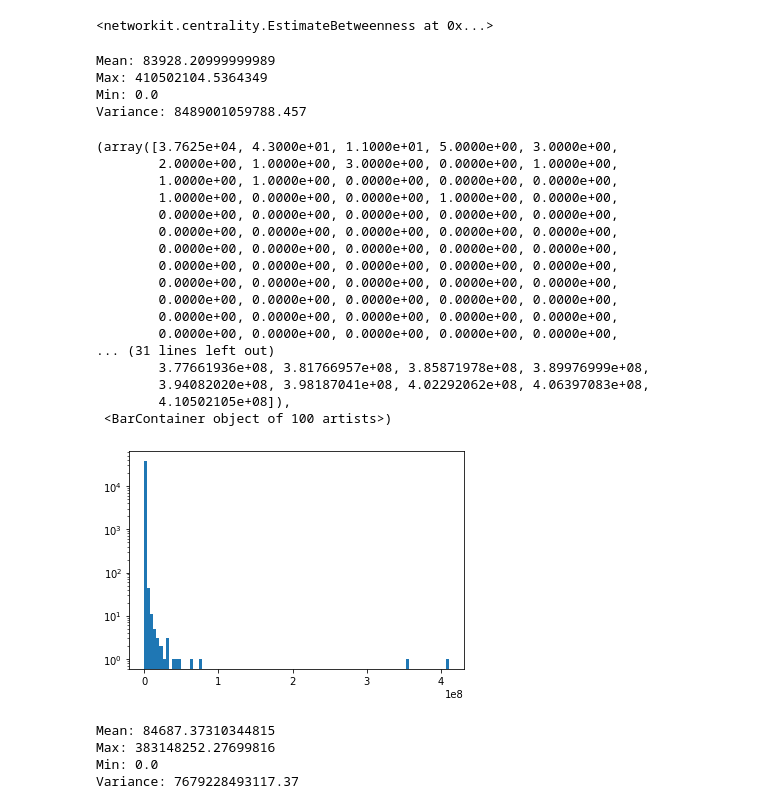
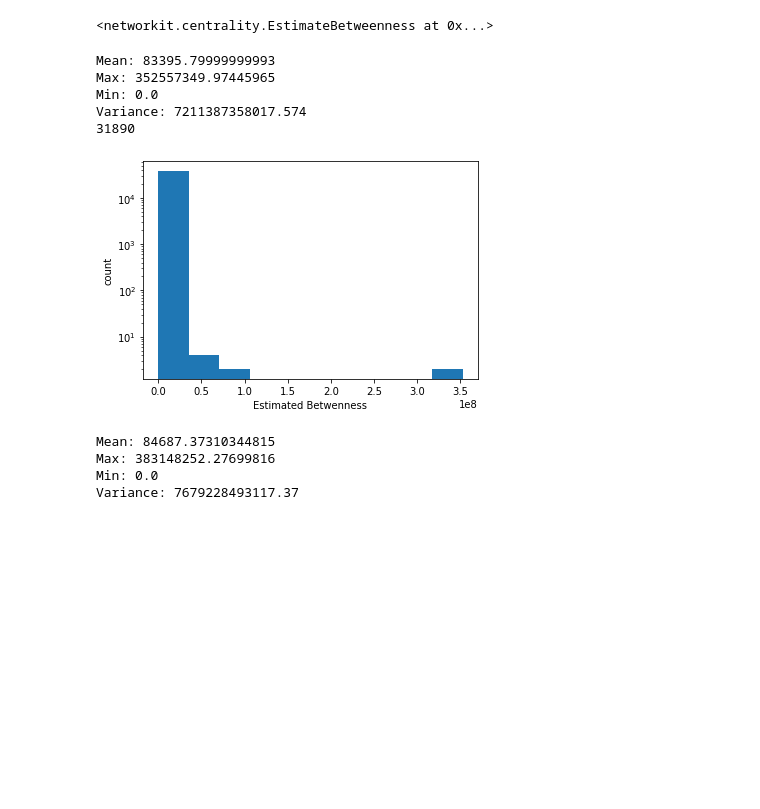
Before and after one commit to IlVirtuoso/Avrcp, a Jupyter notebook: NetAnalysis/doc/network.ipynb, the cells around one changed output. Cells and saved outputs as stored; diff of their text form; code cells hidden in the pictures; blank space fills up the shorter version.

```diff
--- a/NetAnalysis/doc/network.ipynb
+++ b/NetAnalysis/doc/network.ipynb
@@ -214,32 +223,23 @@ ebtw = nk.centrality.EstimateBetweenness(graph,100)
 ebtw.run()
 # %% [output]
 <networkit.centrality.EstimateBetweenness at 0x...>
-# %%
-PrintStat(ebtw.scores())
-plt.hist(ebtw.scores(),100,log=True)
-# %% [output]
-Mean: 83928.20999999989
-Max: 410502104.5364349
-Min: 0.0
-Variance: 8489001059788.457
-(array([3.7625e+04, 4.3000e+01, 1.1000e+01, 5.0000e+00, 3.0000e+00,
-        2.0000e+00, 1.0000e+00, 3.0000e+00, 0.0000e+00, 1.0000e+00,
-        1.0000e+00, 1.0000e+00, 0.0000e+00, 0.0000e+00, 0.0000e+00,
-        1.0000e+00, 0.0000e+00, 0.0000e+00, 1.0000e+00, 0.0000e+00,
-        0.0000e+00, 0.0000e+00, 0.0000e+00, 0.0000e+00, 0.0000e+00,
-        0.0000e+00, 0.0000e+00, 0.0000e+00, 0.0000e+00, 0.0000e+00,
-        0.0000e+00, 0.0000e+00, 0.0000e+00, 0.0000e+00, 0.0000e+00,
-        0.0000e+00, 0.0000e+00, 0.0000e+00, 0.0000e+00, 0.0000e+00,
-        0.0000e+00, 0.0000e+00, 0.0000e+00, 0.0000e+00, 0.0000e+00,
-        0.0000e+00, 0.0000e+00, 0.0000e+00, 0.0000e+00, 0.0000e+00,
-        0.0000e+00, 0.0000e+00, 0.0000e+00, 0.0000e+00, 0.0000e+00,
-        0.0000e+00, 0.0000e+00, 0.0000e+00, 0.0000e+00, 0.0000e+00,
-... (31 lines left out)
-        3.77661936e+08, 3.81766957e+08, 3.85871978e+08, 3.89976999e+08,
-        3.94082020e+08, 3.98187041e+08, 4.02292062e+08, 4.06397083e+08,
-        4.10502105e+08]),
- <BarContainer object of 100 artists>)
-[figure, removed]
+# %%
+PrintStat(ebtw.scores())
+plt.hist(ebtw.scores(),log=True)
+plt.xlabel("Estimated Betwenness")
+plt.ylabel("count")
+max = np.max(ebtw.scores())
+for i in range(nxgraph.number_of_nodes()):
+    if ebtw.score(i) == max:
+        print(i)
+    pass
+# %% [output]
+Mean: 83395.79999999993
+Max: 352557349.97445965
+Min: 0.0
+Variance: 7211387358017.574
+31890
+[figure, added]
 # %%
 
 btw = nk.centrality.Betweenness(graph)
```
Also changed, not shown: parts of 9 cells of this notebook, 7 other files.
